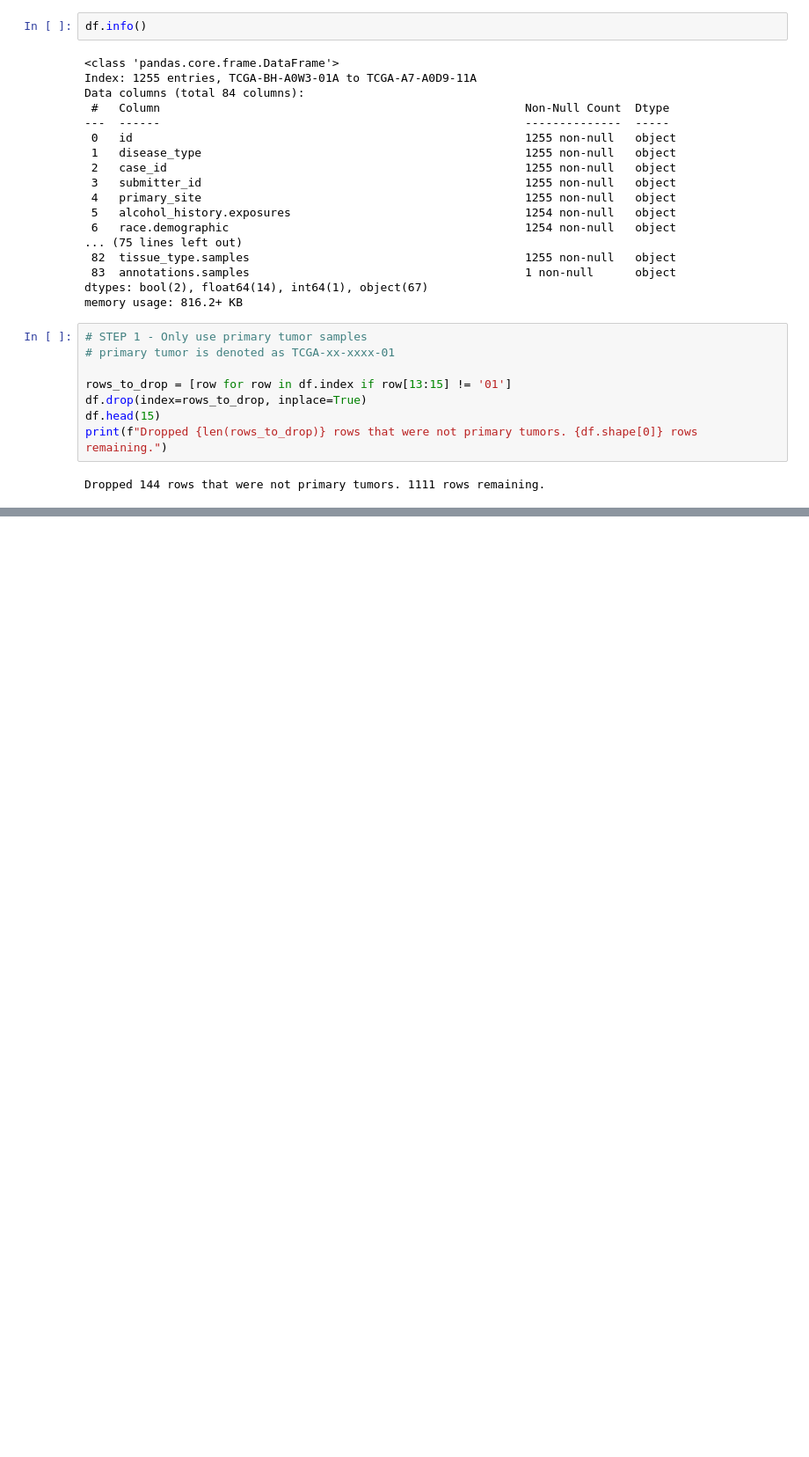
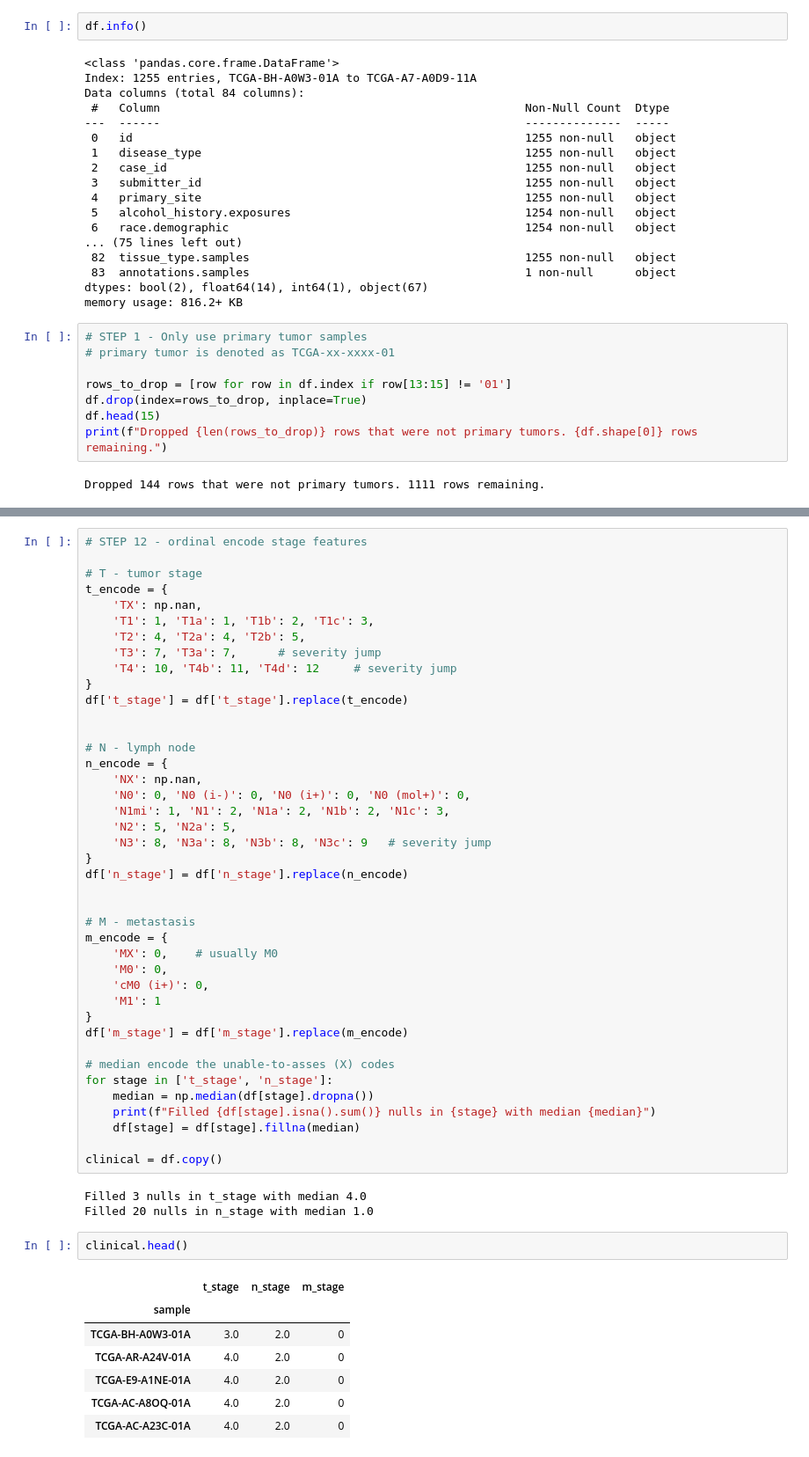
Before and after one commit to evanhackstadt/HyBINN, a Jupyter notebook: notebooks/preprocess_clinical_data.ipynb, the cells around one changed output, grey strips where cells are left out. Shown at 88% size. Cells and saved outputs as stored; diff of their text form; blank space fills up the shorter version.

```diff
--- a/notebooks/preprocess_clinical_data.ipynb
+++ b/notebooks/preprocess_clinical_data.ipynb
@@ -137,0 +402,54 @@ df.describe()
+# %%
+# STEP 12 - ordinal encode stage features
+
+# T - tumor stage
+t_encode = {
+    'TX': np.nan,
+    'T1': 1, 'T1a': 1, 'T1b': 2, 'T1c': 3,
+    'T2': 4, 'T2a': 4, 'T2b': 5,
+    'T3': 7, 'T3a': 7,      # severity jump
+    'T4': 10, 'T4b': 11, 'T4d': 12     # severity jump
+}
+df['t_stage'] = df['t_stage'].replace(t_encode)
+
+
+# N - lymph node
+n_encode = {
+    'NX': np.nan,
+    'N0': 0, 'N0 (i-)': 0, 'N0 (i+)': 0, 'N0 (mol+)': 0,
+    'N1mi': 1, 'N1': 2, 'N1a': 2, 'N1b': 2, 'N1c': 3,
+    'N2': 5, 'N2a': 5,
+    'N3': 8, 'N3a': 8, 'N3b': 8, 'N3c': 9   # severity jump
+}
+df['n_stage'] = df['n_stage'].replace(n_encode)
+
+
+# M - metastasis
+m_encode = {
+    'MX': 0,    # usually M0
+    'M0': 0,
+    'cM0 (i+)': 0,
+    'M1': 1
+}
+df['m_stage'] = df['m_stage'].replace(m_encode)
+
+# median encode the unable-to-asses (X) codes
+for stage in ['t_stage', 'n_stage']:
+    median = np.median(df[stage].dropna())
+    print(f"Filled {df[stage].isna().sum()} nulls in {stage} with median {median}")
+    df[stage] = df[stage].fillna(median)
+
+clinical = df.copy()
+# %% [output]
+Filled 3 nulls in t_stage with median 4.0
+Filled 20 nulls in n_stage with median 1.0
+# %%
+clinical.head()
+# %% [output]
+|  | t_stage | n_stage | m_stage |
+| sample |  |  |  |
+| TCGA-BH-A0W3-01A | 3.0 | 2.0 | 0 |
+| TCGA-AR-A24V-01A | 4.0 | 2.0 | 0 |
+| TCGA-E9-A1NE-01A | 4.0 | 2.0 | 0 |
+| TCGA-AC-A8OQ-01A | 4.0 | 2.0 | 0 |
+| TCGA-AC-A23C-01A | 4.0 | 2.0 | 0 |
```
Also changed, not shown: parts of 29 cells of this notebook.
